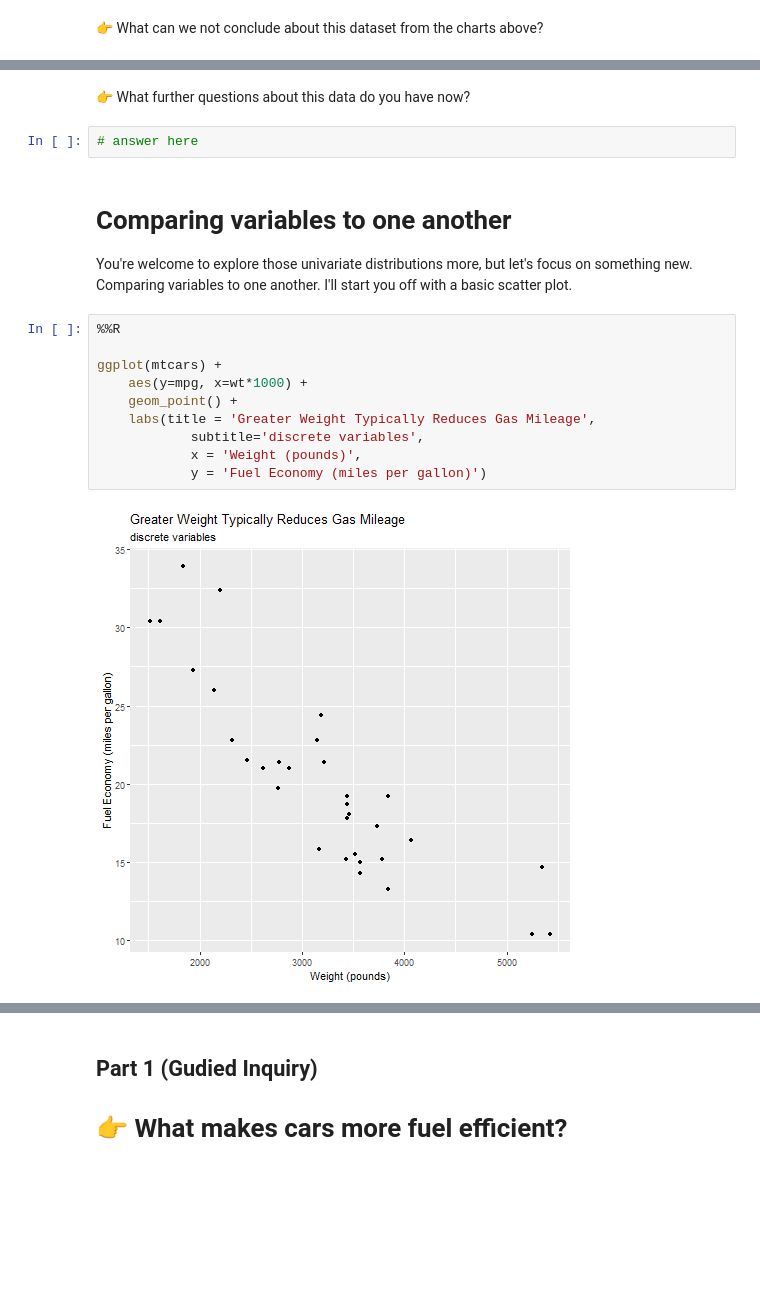
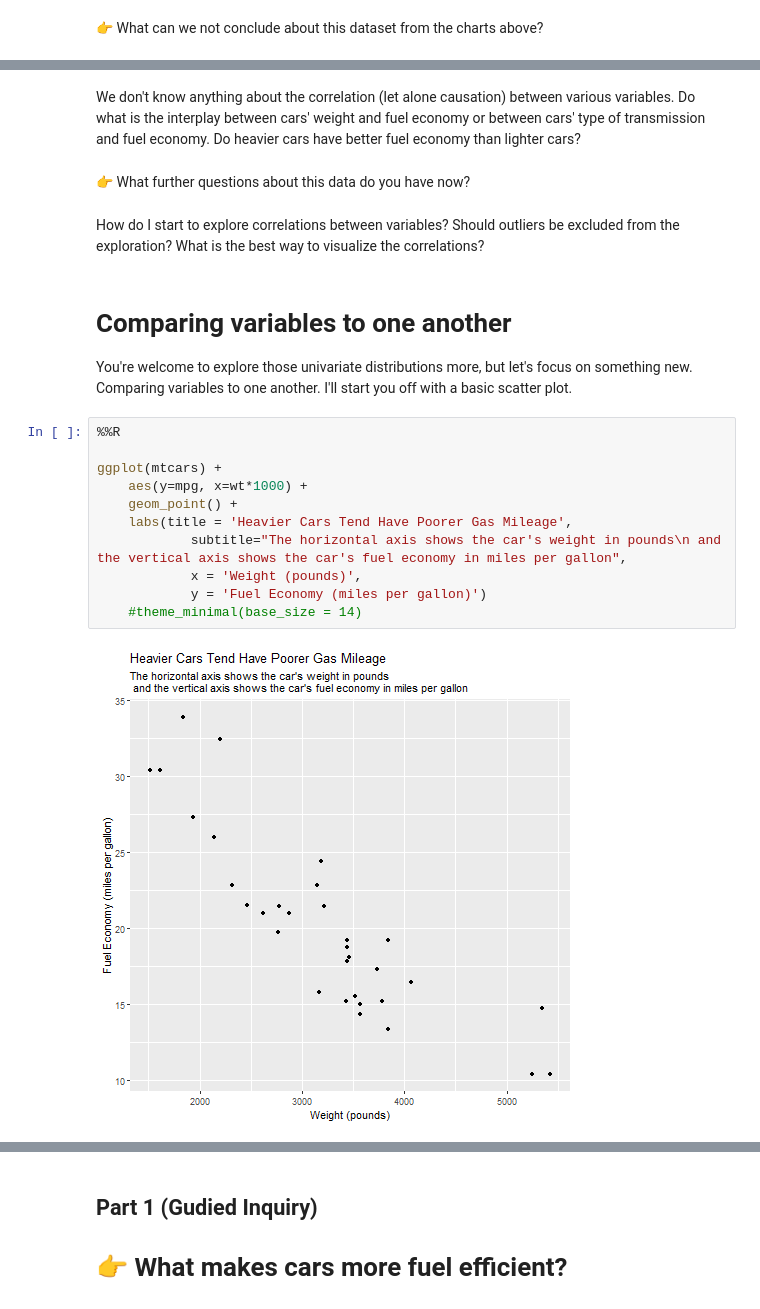
Before and after one commit to data4news-students/mtcars-exploratory-juhanarossi, a Jupyter notebook: notebook.ipynb, the cells around one changed output, grey strips where cells are left out. Cells and saved outputs as stored; diff of their text form; blank space fills up the shorter version.

```diff
--- a/notebook.ipynb
+++ b/notebook.ipynb
@@ -186,7 +206,9 @@ plot_discrete
+# %% [markdown]
+We don't know anything about the correlation (let alone causation) between various variables. Do what is the interplay between cars' weight and fuel economy or between cars' type of transmission and fuel economy. Do heavier cars have better fuel economy than lighter cars?
 # %% [markdown]
 👉 What further questions about this data do you have now?
-# %%
-# answer here
+# %% [markdown]
+How do I start to explore correlations between variables? Should outliers be excluded from the exploration? What is the best way to visualize the correlations?
 # %% [markdown]
 # Comparing variables to one another
 
@@ -194,15 +216,16 @@ You're welcome to explore those univariate distributions more, but let's focus o
 # %%
 %%R
 
 ggplot(mtcars) +
     aes(y=mpg, x=wt*1000) +
     geom_point() +
-    labs(title = 'Greater Weight Typically Reduces Gas Mileage',
-            subtitle='discrete variables',
+    labs(title = 'Heavier Cars Tend Have Poorer Gas Mileage',
+            subtitle="The horizontal axis shows the car's weight in pounds\n and the vertical axis shows the car's fuel economy in miles per gallon",
             x = 'Weight (pounds)',
             y = 'Fuel Economy (miles per gallon)')
+    #theme_minimal(base_size = 14)
 # %% [output]
-[figure, old version]
+[figure, new version]
 # %% [markdown]
 # 👉 Try It
 
```
Also changed, not shown: parts of 18 cells of this notebook.
